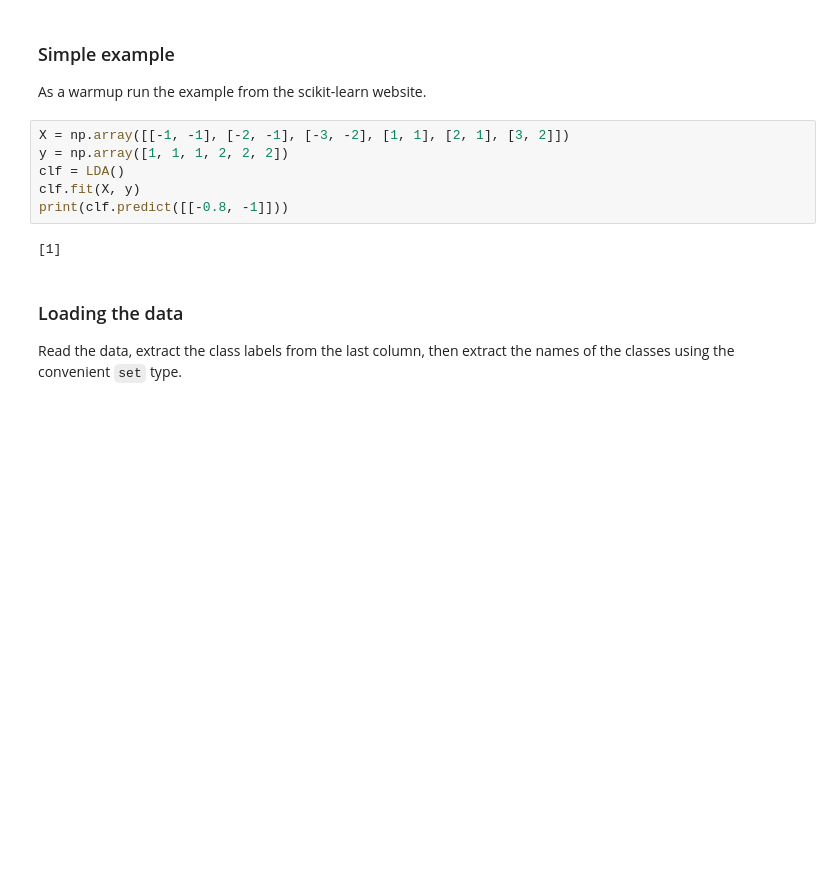
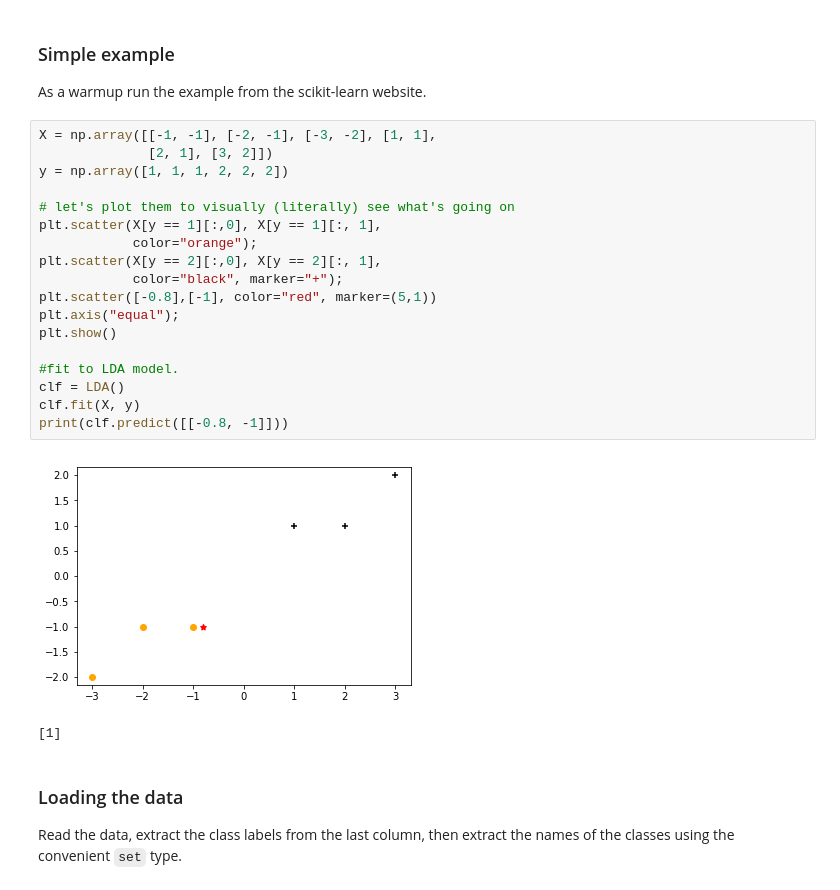
Before and after one commit to MHeymann/qwerty, a Jupyter notebook: assign1.ipynb, the cells around one changed output. Saved outputs shown, nothing was run; the diff lists cells and outputs as text; blank space fills up the shorter version.

```diff
--- a/assign1.ipynb
+++ b/assign1.ipynb
@@ -554,12 +605,25 @@ We project down to 2 dimensions for easy visualization. In fact, since there are
 
 As a warmup run the example from the scikit-learn website.
 # %%
-X = np.array([[-1, -1], [-2, -1], [-3, -2], [1, 1], [2, 1], [3, 2]])
+X = np.array([[-1, -1], [-2, -1], [-3, -2], [1, 1],
+              [2, 1], [3, 2]])
 y = np.array([1, 1, 1, 2, 2, 2])
+
+# let's plot them to visually (literally) see what's going on
+plt.scatter(X[y == 1][:,0], X[y == 1][:, 1],
+            color="orange");
+plt.scatter(X[y == 2][:,0], X[y == 2][:, 1],
+            color="black", marker="+");
+plt.scatter([-0.8],[-1], color="red", marker=(5,1))
+plt.axis("equal");
+plt.show()
+
+#fit to LDA model.
 clf = LDA()
 clf.fit(X, y)
 print(clf.predict([[-0.8, -1]]))
 # %% [output]
+[figure, added]
 [1]
 # %% [markdown]
 ### Loading the data
```
Also changed, not shown: parts of 23 cells of this notebook, 1 other file.
